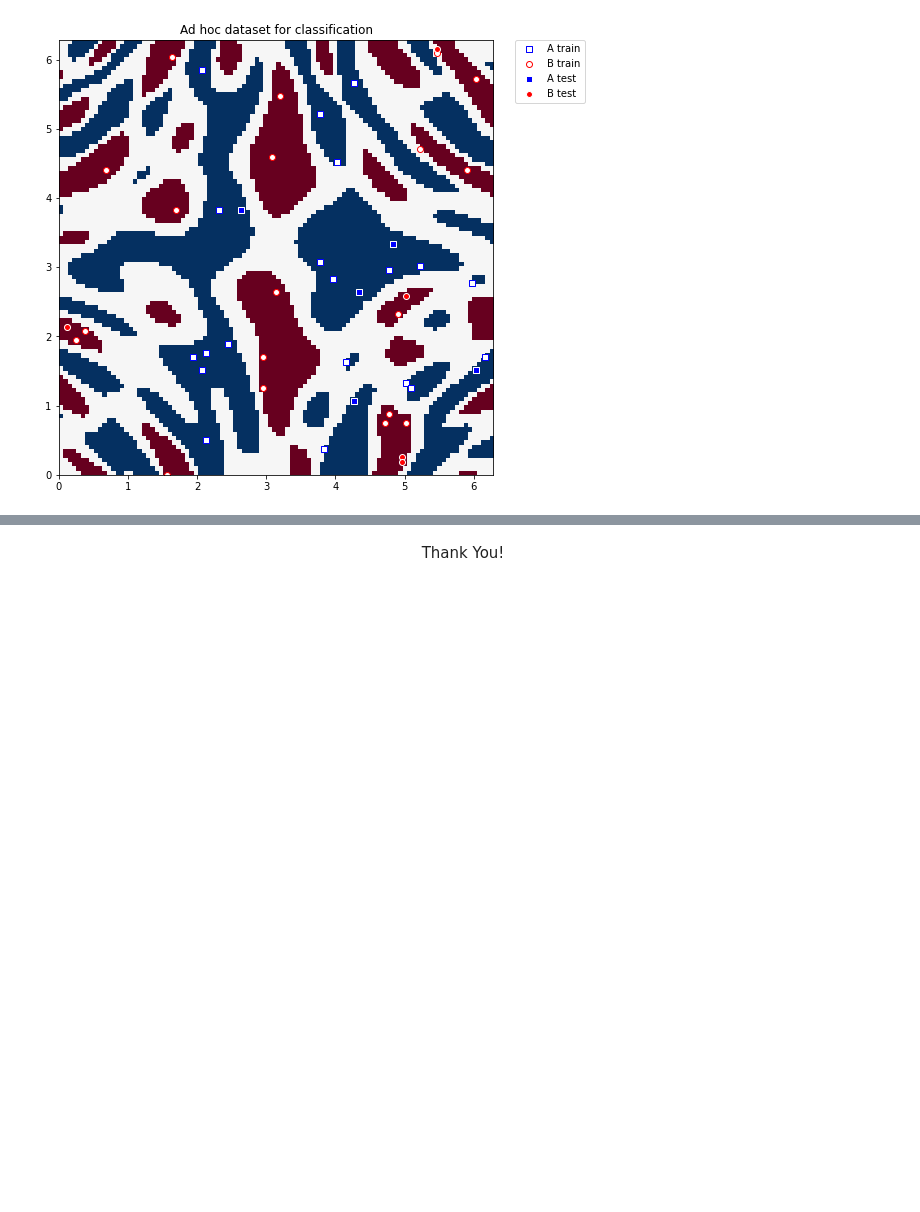
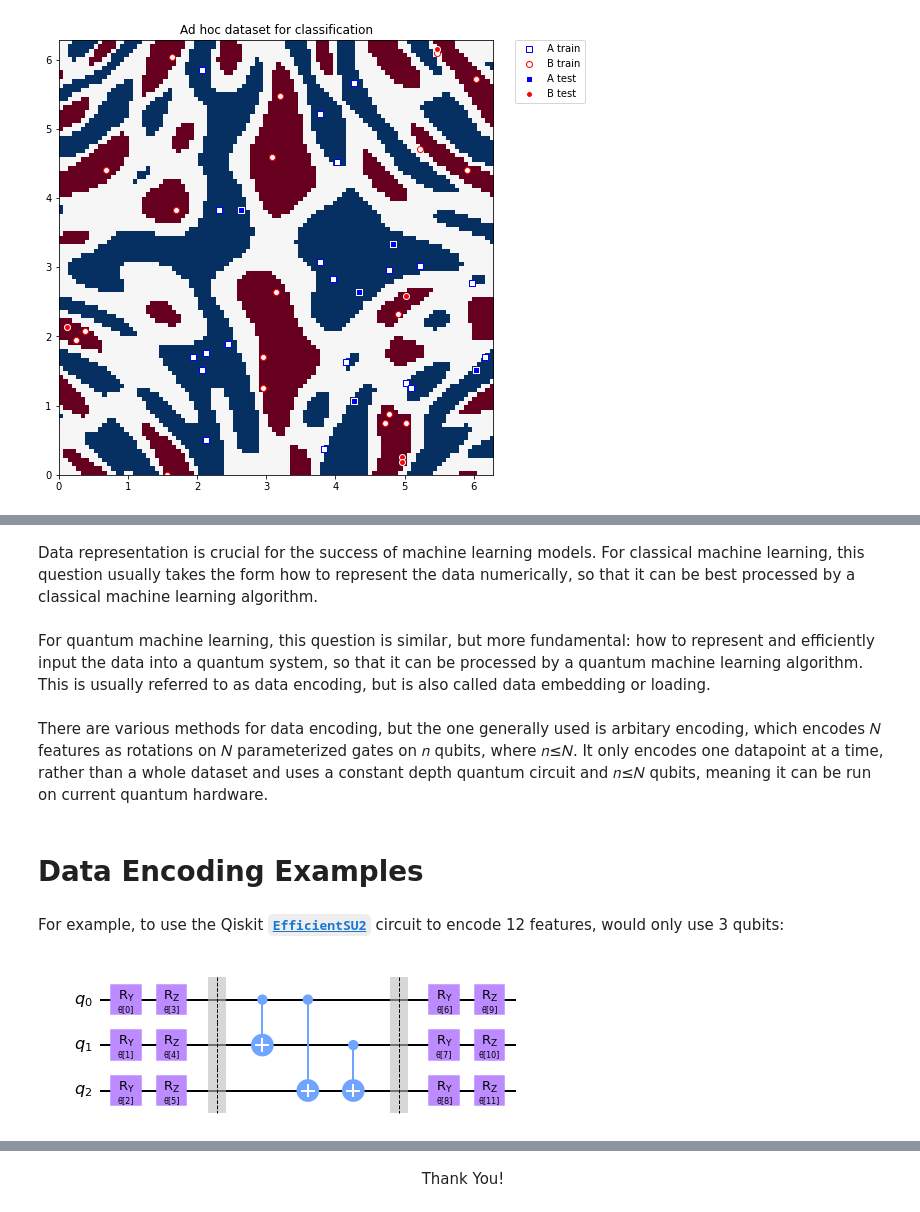
Before and after one commit to quantum-melbourne/qiskit-challenge-22, a Jupyter notebook: resources/qiskit-machine-learning-demo.ipynb, the cells around one changed output, grey strips where cells are left out. Saved outputs shown, nothing was run; the diff lists cells and outputs as text; code cells hidden in the pictures; blank space fills up the shorter version.

```diff
--- a/resources/qiskit-machine-learning-demo.ipynb
+++ b/resources/qiskit-machine-learning-demo.ipynb
@@ -209,0 +92,17 @@ plot_adhoc_dataset(train_features, train_labels, test_features, test_labels, adh
+# %% [markdown]
+Data representation is crucial for the success of machine learning models. For classical machine learning, this question usually takes the form how to represent the data numerically, so that it can be best processed by a classical machine learning algorithm.
+# %% [markdown]
+For quantum machine learning, this question is similar, but more fundamental: how to represent and efficiently input the data into a quantum system, so that it can be processed by a quantum machine learning algorithm. This is usually referred to as data encoding, but is also called data embedding or loading.
+# %% [markdown]
+There are various methods for data encoding, but the one generally used is arbitary encoding, which encodes 𝑁 features as rotations on 𝑁 parameterized gates on 𝑛 qubits, where 𝑛≤𝑁. It only encodes one datapoint at a time, rather than a whole dataset and uses a constant depth quantum circuit and 𝑛≤𝑁 qubits, meaning it can be run on current quantum hardware.
+# %% [markdown]
+# Data Encoding Examples
+# %% [markdown]
+For example, to use the Qiskit [**`EfficientSU2`**](https://qiskit.org/documentation/stubs/qiskit.circuit.library.EfficientSU2.html) circuit to encode 12 features, would only use 3 qubits:
+# %%
+from qiskit.circuit.library import EfficientSU2
+
+circuit = EfficientSU2(num_qubits=3, reps=1, insert_barriers=True)
+circuit.decompose().draw(output='mpl')
+# %% [output]
+[figure, added]
```
Also changed, not shown: parts of 72 cells of this notebook, 9 other files.
